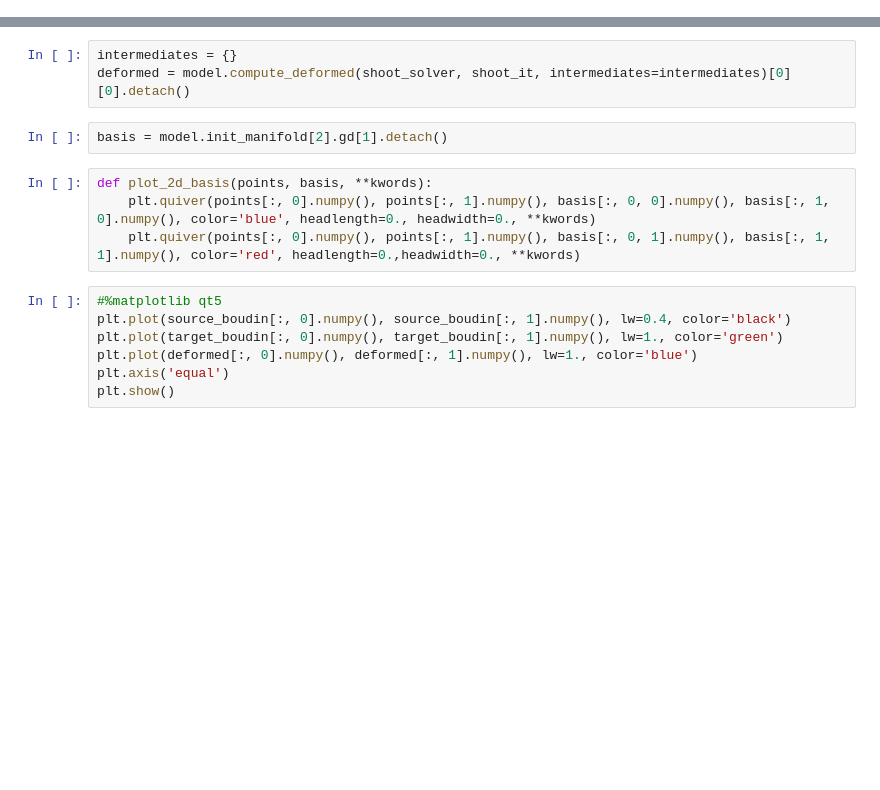
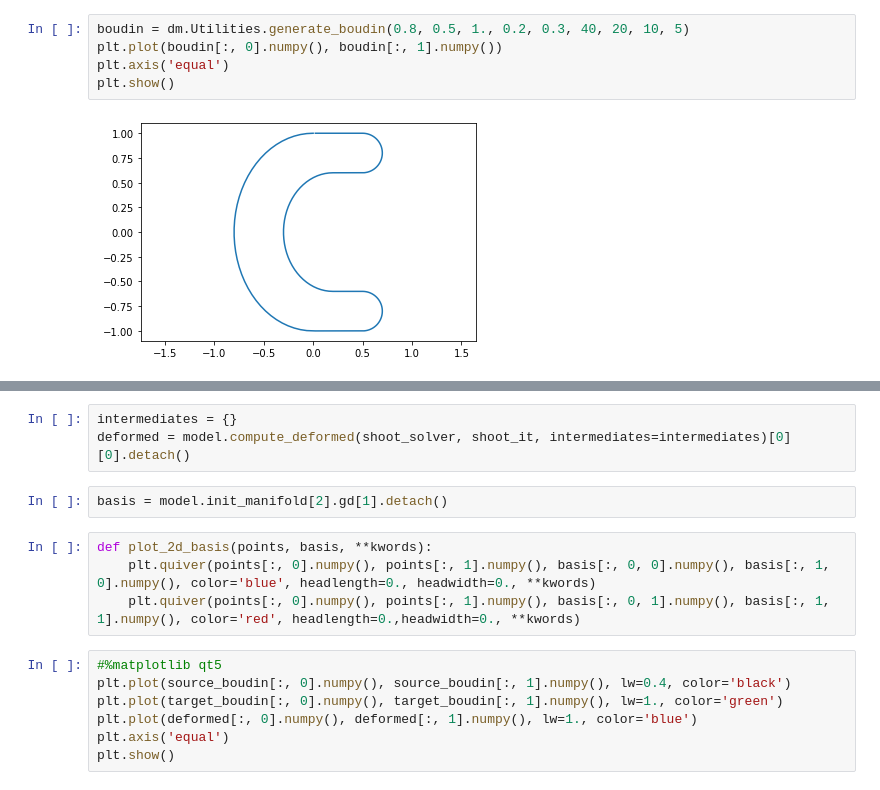
Before and after one commit to bgris/implicitmodules, a Jupyter notebook: script/torch/boudin_direction.ipynb, the cells around one changed output, grey strips where cells are left out. Drawn from its saved outputs; the diff is of its cells as text; blank space fills up the shorter version.

```diff
--- a/script/torch/boudin_direction.ipynb
+++ b/script/torch/boudin_direction.ipynb
@@ -18,2 +21,9 @@ import implicitmodules.torch as dm
+# %%
+boudin = dm.Utilities.generate_boudin(0.8, 0.5, 1., 0.2, 0.3, 40, 20, 10, 5)
+plt.plot(boudin[:, 0].numpy(), boudin[:, 1].numpy())
+plt.axis('equal')
+plt.show()
+# %% [output]
+[figure, added]
 # %%
 source_boudin = dm.Utilities.generate_boudin(0.8, 0.5, 1., 0.3, 40, 20, 10)
```
Also changed, not shown: parts of 19 cells of this notebook, 1 other file.
